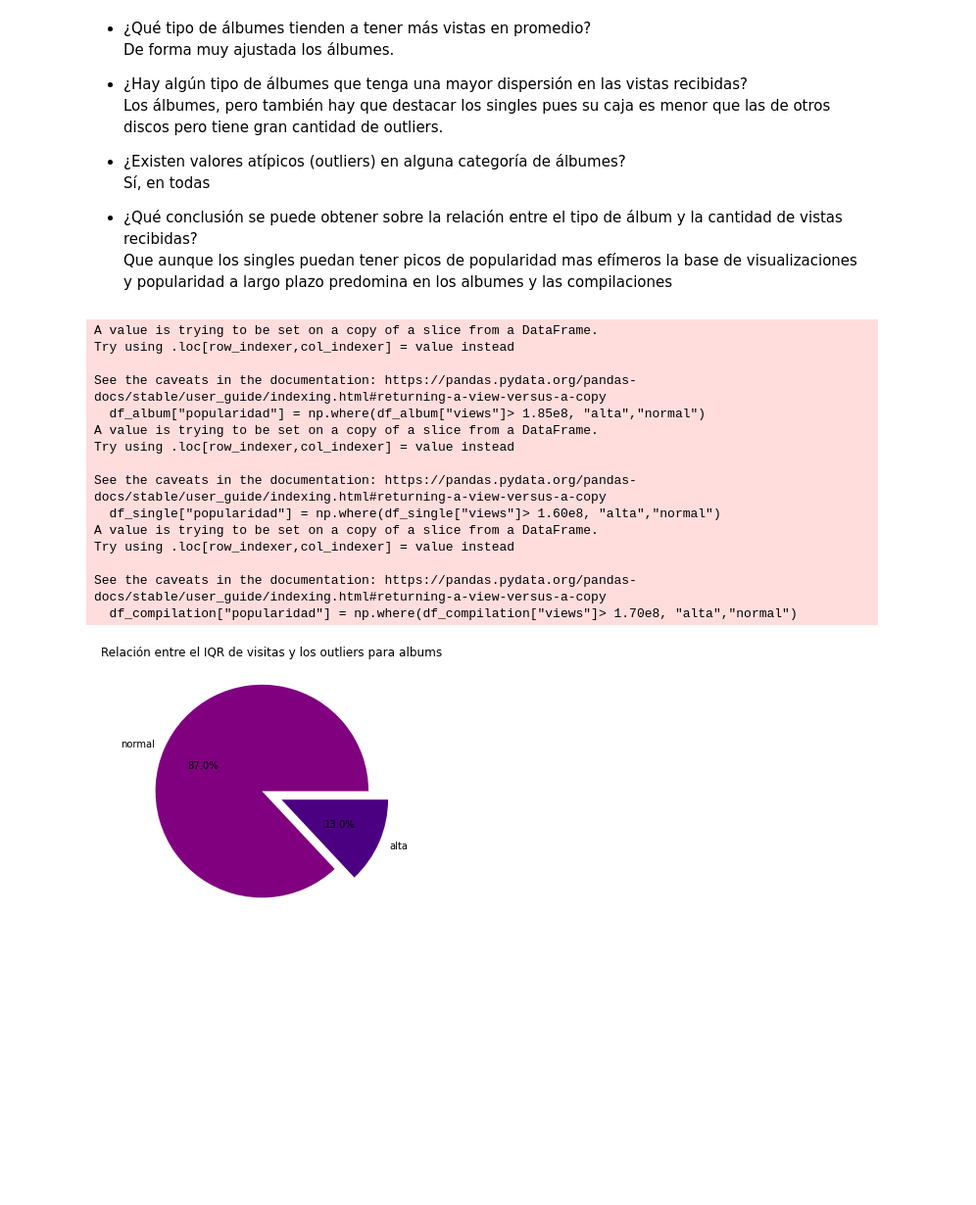
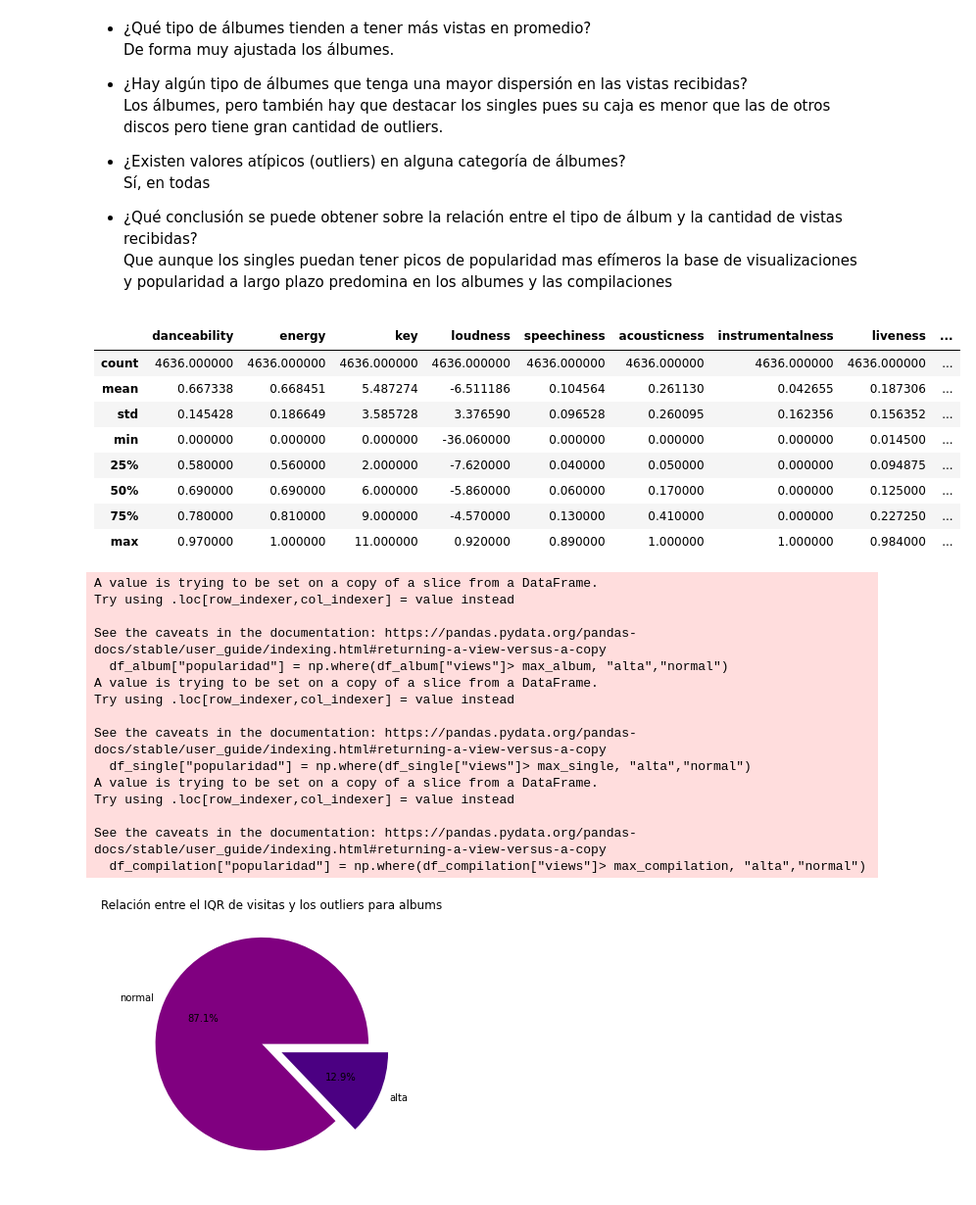
Before and after one commit to victoriasm13/DA-promoE-Mod2-Evaluacion-sprint1-Victoria, a Jupyter notebook: Análisis de datos/Visualización_EV.ipynb, the cells around one changed output. Shown at 98% size. Drawn from its saved outputs; the diff is of its cells as text; code cells hidden in the pictures; blank space fills up the shorter version.

```diff
--- a/Análisis de datos/Visualización_EV.ipynb
+++ b/Análisis de datos/Visualización_EV.ipynb
@@ -170,3 +170,15 @@ plt.show()
 <li>¿Qué conclusión se puede obtener sobre la relación entre el tipo de álbum y la cantidad de vistas recibidas?</li>
 <p>Que aunque los singles puedan tener picos de popularidad mas efímeros la base de visualizaciones y popularidad a largo plazo predomina en los albumes y las compilaciones</p>
 </ul>
+# %%
+df_single.describe()
+# %% [output]
+|  | danceability | energy | key | loudness | speechiness | acousticness | instrumentalness | liveness | ... |
+| count | 4636.000000 | 4636.000000 | 4636.000000 | 4636.000000 | 4636.000000 | 4636.000000 | 4636.000000 | 4636.000000 | ... |
+| mean | 0.667338 | 0.668451 | 5.487274 | -6.511186 | 0.104564 | 0.261130 | 0.042655 | 0.187306 | ... |
+| std | 0.145428 | 0.186649 | 3.585728 | 3.376590 | 0.096528 | 0.260095 | 0.162356 | 0.156352 | ... |
+| min | 0.000000 | 0.000000 | 0.000000 | -36.060000 | 0.000000 | 0.000000 | 0.000000 | 0.014500 | ... |
+| 25% | 0.580000 | 0.560000 | 2.000000 | -7.620000 | 0.040000 | 0.050000 | 0.000000 | 0.094875 | ... |
+| 50% | 0.690000 | 0.690000 | 6.000000 | -5.860000 | 0.060000 | 0.170000 | 0.000000 | 0.125000 | ... |
+| 75% | 0.780000 | 0.810000 | 9.000000 | -4.570000 | 0.130000 | 0.410000 | 0.000000 | 0.227250 | ... |
+| max | 0.970000 | 1.000000 | 11.000000 | 0.920000 | 0.890000 | 1.000000 | 1.000000 | 0.984000 | ... |
@@ -173,25 +194,25 @@ plt.show()
 # %%
 #Hacer un dataframe con los grupos de outliers y buscar que porcentaje son respecto al total
 
-df_album["popularidad"] = np.where(df_album["views"]> 1.85e8, "alta","normal")
-df_single["popularidad"] = np.where(df_single["views"]> 1.60e8, "alta","normal")
-df_compilation["popularidad"] = np.where(df_compilation["views"]> 1.70e8, "alta","normal")
+df_album["popularidad"] = np.where(df_album["views"]> max_album, "alta","normal")
+df_single["popularidad"] = np.where(df_single["views"]> max_single, "alta","normal")
+df_compilation["popularidad"] = np.where(df_compilation["views"]> max_compilation, "alta","normal")
 # %% [output]
 A value is trying to be set on a copy of a slice from a DataFrame.
 Try using .loc[row_indexer,col_indexer] = value instead
 
 See the caveats in the documentation: https://pandas.pydata.org/pandas-docs/stable/user_guide/indexing.html#returning-a-view-versus-a-copy
-  df_album["popularidad"] = np.where(df_album["views"]> 1.85e8, "alta","normal")
+  df_album["popularidad"] = np.where(df_album["views"]> max_album, "alta","normal")
 A value is trying to be set on a copy of a slice from a DataFrame.
 Try using .loc[row_indexer,col_indexer] = value instead
 
 See the caveats in the documentation: https://pandas.pydata.org/pandas-docs/stable/user_guide/indexing.html#returning-a-view-versus-a-copy
-  df_single["popularidad"] = np.where(df_single["views"]> 1.60e8, "alta","normal")
+  df_single["popularidad"] = np.where(df_single["views"]> max_single, "alta","normal")
 A value is trying to be set on a copy of a slice from a DataFrame.
 Try using .loc[row_indexer,col_indexer] = value instead
 
 See the caveats in the documentation: https://pandas.pydata.org/pandas-docs/stable/user_guide/indexing.html#returning-a-view-versus-a-copy
-  df_compilation["popularidad"] = np.where(df_compilation["views"]> 1.70e8, "alta","normal")
+  df_compilation["popularidad"] = np.where(df_compilation["views"]> max_compilation, "alta","normal")
 # %%
 popa = df_album['popularidad'].value_counts().reset_index()
 pops = df_single['popularidad'].value_counts().reset_index()
```
Also changed, not shown: parts of 4 cells of this notebook, 1 other file.
